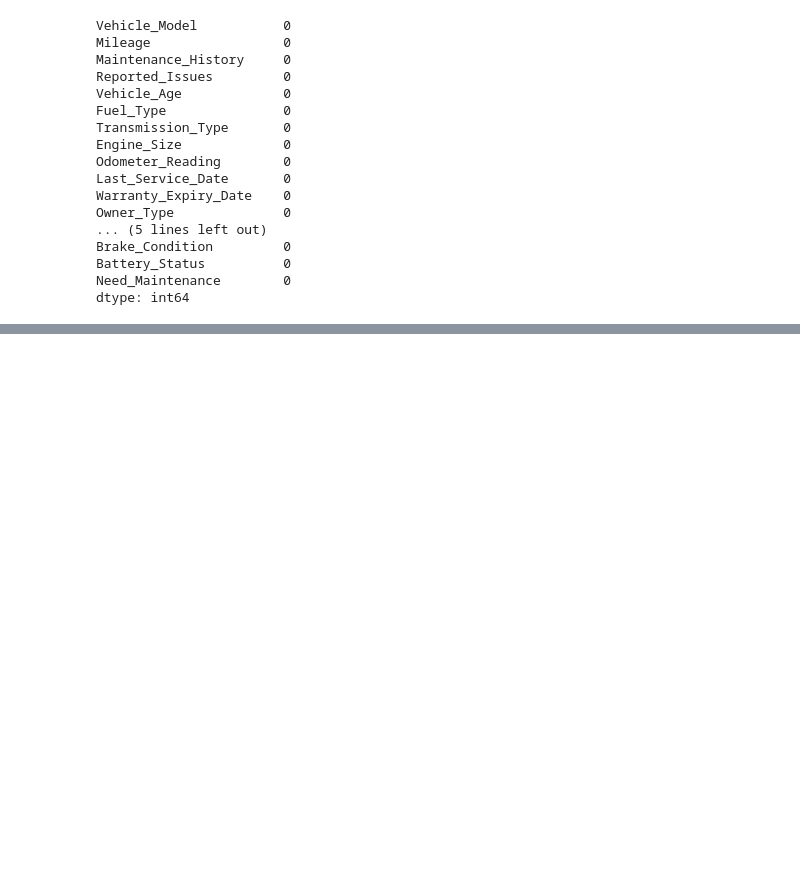
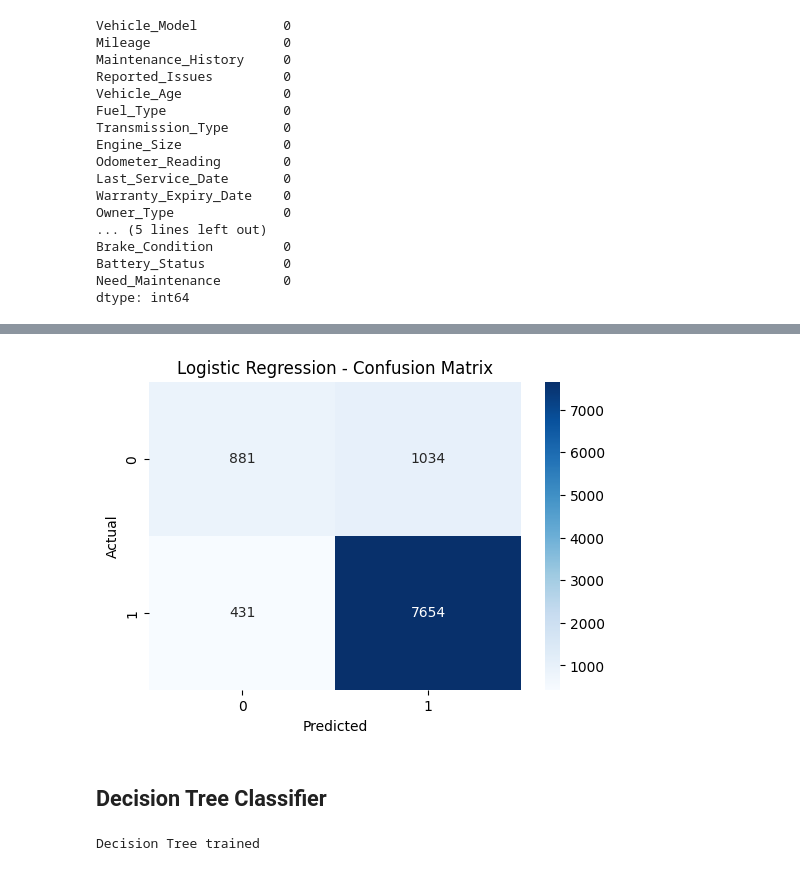
Before and after one commit to Koray-afk/VEHICLE-MAINTENACE-AI, a Jupyter notebook: notebooks/new.ipynb, the cells around one changed output, grey strips where cells are left out. Cells and saved outputs as stored; diff of their text form; code cells hidden in the pictures; blank space fills up the shorter version.

```diff
--- a/notebooks/new.ipynb
+++ b/notebooks/new.ipynb
@@ -162,0 +195,7 @@ ValueError: Shape of passed values is (50000, 1), indices imply (50000, 9)
+# %%
+# split features and target
+X = df.drop('Need_Maintenance', axis=1)
+y = df['Need_Maintenance']
+
+print('Features shape:', X.shape)
+print('Target shape:', y.shape)
@@ -183,9 +216,7 @@ df
 # %%
-#import algo - logistic regression
-#Train model (.fit())
-#Predict on test set
-#evaluate - classification report, confusion matrix, accuracy score
+# training logistic regression
+log_model = LogisticRegression(max_iter=1000, random_state=42)
+log_model.fit(X_train, y_train)
 
-model=LogisticRegression()
-model.fit(X_train,y_train)
+print('Model trained successfully')
 # %% [output]
@@ -192,0 +232,12 @@ ValueError: could not convert string to float: 'Car'
+# %%
+# predictions
+log_pred = log_model.predict(X_test)
+
+# accuracy
+log_acc = accuracy_score(y_test, log_pred)
+print('Logistic Regression Accuracy:', round(log_acc * 100, 2), '%')
+print()
+
+# classification report
+print('Classification Report:')
+print(classification_report(y_test, log_pred))
@@ -193,8 +256,28 @@ ValueError: could not convert string to float: 'Car'
+# %%
+# confusion matrix for logistic regression
+cm_log = confusion_matrix(y_test, log_pred)
+
+plt.figure(figsize=(6,4))
+sns.heatmap(cm_log, annot=True, fmt='d', cmap='Blues')
+plt.title('Logistic Regression - Confusion Matrix')
+plt.xlabel('Predicted')
+plt.ylabel('Actual')
+plt.show()
+# %% [output]
+[figure, added]
+# %% [markdown]
+## Decision Tree Classifier
 # %%
-#import algo - decision tree
+# training decision tree
+dt_model = DecisionTreeClassifier(
+    max_depth=5,
+    min_samples_split=500,
+    min_samples_leaf=200,
+    ccp_alpha=0.005,
+    random_state=42
+)
+dt_model.fit(X_train, y_train)
 
-#Train model (.fit())
-
-#Predict on test set
-
-#evaluate - classification report, confusion matrix, accuracy score
+print('Decision Tree trained')
+# %% [output]
+Decision Tree trained
```
Also changed, not shown: parts of 25 cells of this notebook, 22 other files.
